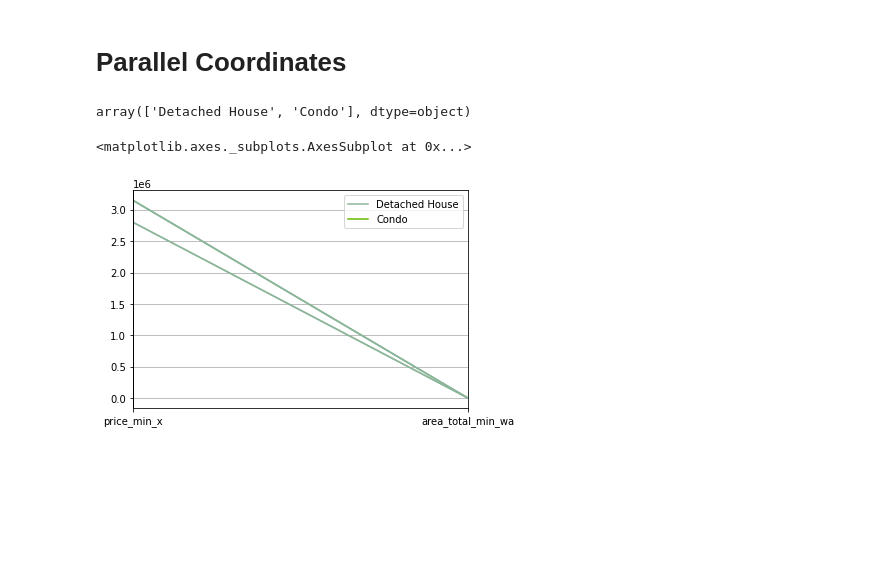
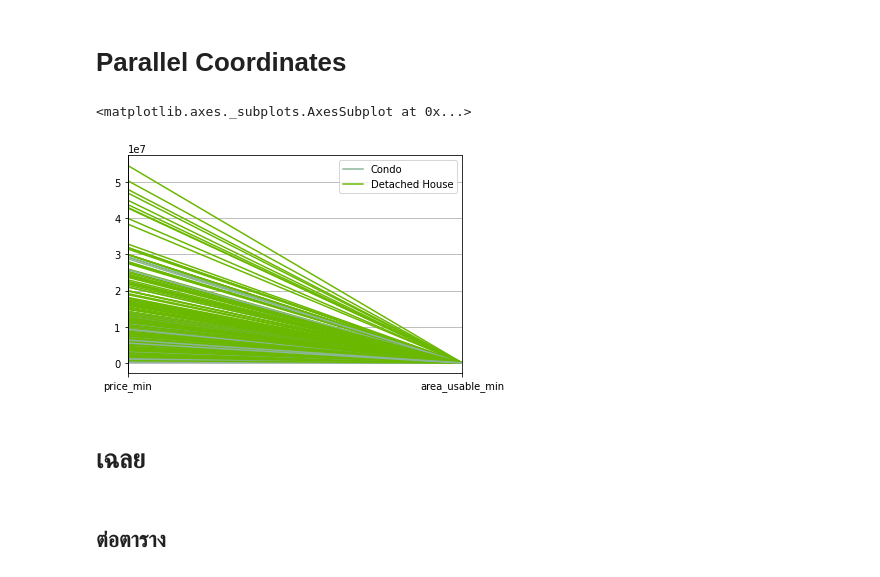
Before and after one commit to NewtonSawitta/BasicProg_DataViz65, a Jupyter notebook: HW3.ipynb, the cells around one changed output. Drawn from its saved outputs; the diff is of its cells as text; code cells hidden in the pictures; blank space fills up the shorter version.

```diff
--- a/HW3.ipynb
+++ b/HW3.ipynb
@@ -105,0 +42,5 @@ UPP
+# %%
+project_nodup = project.drop_duplicates(subset=['project_id'])
+# %%
+unit['province'] = unit['project_id'].map(project_nodup.set_index('project_id')['province_name_en'])
+unit.head()
@@ -105,0 +55,3 @@ UPP
+# %%
+DataCM = unit[unit['province']=='Chiang Mai']
+DataCM
@@ -105,0 +72,3 @@ UPP
+# %%
+DataCM_UP = DataCM[(DataCM['propertytype_name_en']=='Condo') | (DataCM['propertytype_name_en']=='Detached House')]
+DataCM_UP.head()
@@ -106,11 +83,11 @@ UPP
 # %% [markdown]
 # Parallel Coordinates
-# %%
-UPP['propertytype_name_en_x'].unique()
-# %% [output]
-array(['Detached House', 'Condo'], dtype=object)
 # %%
-pd.plotting.parallel_coordinates(UPP, 'propertytype_name_en_x',cols = ['price_min_x','area_total_min_wa'])
+pd.plotting.parallel_coordinates(DataCM_UP, 'propertytype_name_en', cols = ['price_min','area_usable_min'])
 # %% [output]
 <matplotlib.axes._subplots.AxesSubplot at 0x...>
-[figure, old version]
+[figure, new version]
+# %% [markdown]
+# เฉลย
+# %% [markdown]
+## ต่อตาราง
```
Also changed, not shown: parts of 15 cells of this notebook.
